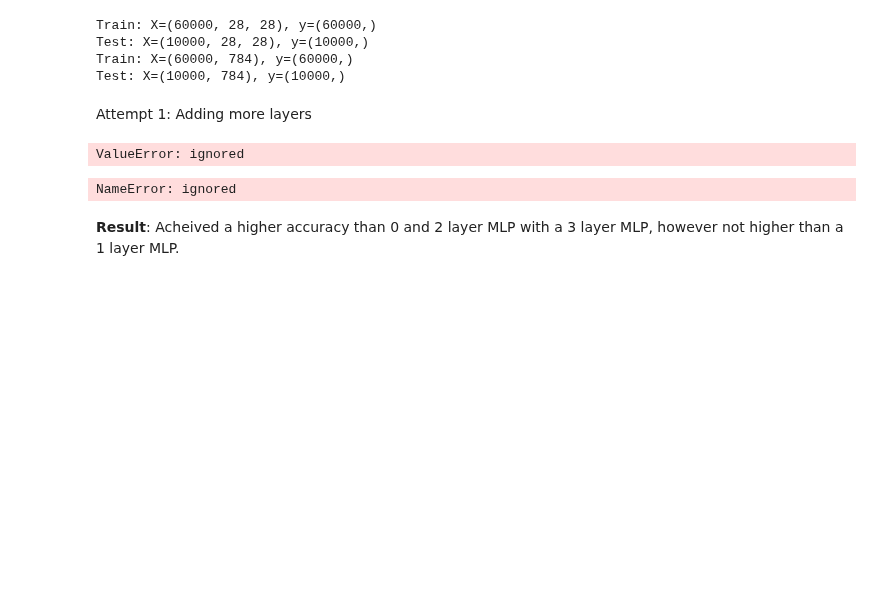
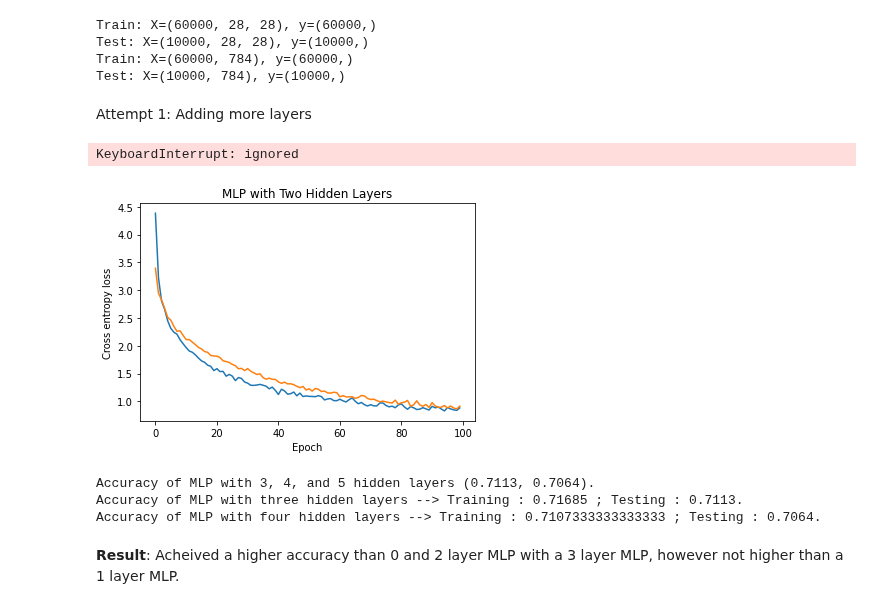
Before and after one commit to acollin19/comp551, a Jupyter notebook: A3/assignment3_group_24.ipynb, the cells around one changed output. Saved outputs shown, nothing was run; the diff lists cells and outputs as text; code cells hidden in the pictures; blank space fills up the shorter version.

```diff
--- a/A3/assignment3_group_24.ipynb
+++ b/A3/assignment3_group_24.ipynb
@@ -585,6 +585,8 @@ Test: X=(10000, 784), y=(10000,)
 # %% [markdown]
 Attempt 1: Adding more layers
 # %%
+model = MLPClass(GRADIENT_STEPS, batch_size)
+
 # MLP with three hidden layers
 mlp3 = MLP(
     LinearLayer(n_features, HIDDEN_SIZE),
@@ -608,41 +610,42 @@ mlp4 = MLP(
     ReLULayer(),
     LinearLayer(HIDDEN_SIZE, HIDDEN_SIZE),
     ReLULayer(),
     LinearLayer(HIDDEN_SIZE, HIDDEN_SIZE),
     ReLULayer(),
     LinearLayer(HIDDEN_SIZE, 10),
     SoftmaxOutputLayer()
 )
 opt4 = GradientDescentOptimizer(mlp4, 1e-2)
 title = "MLP with Two Hidden Layers"
 model.fit(mlp4, opt4, X_train, y_train, 100, 1000, title)
 
 # MLP with five hidden layers
 mlp5 = MLP(
     LinearLayer(n_features, HIDDEN_SIZE),
     ReLULayer(),
     LinearLayer(HIDDEN_SIZE, HIDDEN_SIZE),
     ReLULayer(),
     LinearLayer(HIDDEN_SIZE, HIDDEN_SIZE),
     ReLULayer(),
     LinearLayer(HIDDEN_SIZE, HIDDEN_SIZE),
     ReLULayer(),
     LinearLayer(HIDDEN_SIZE, HIDDEN_SIZE),
     ReLULayer(),
     LinearLayer(HIDDEN_SIZE, 10),
     SoftmaxOutputLayer()
 )
 opt5 = GradientDescentOptimizer(mlp5, 1e-2)
 title = "MLP with Two Hidden Layers"
-model.fit(mlp5, opt5, X_train, y_train, 100, 1000, title)
+model.fit(mlp5, opt5, X_train, y_train, 200, 1000, title)
 # %% [output]
-ValueError: ignored
+KeyboardInterrupt: ignored
+[figure, added]
 # %%
 acc3 = np.sum(np.argmax(mlp3.forward(X_test), axis=1) == y_test_val) / X_test.shape[0]
 acc4 = np.sum(np.argmax(mlp4.forward(X_test), axis=1) == y_test_val) / X_test.shape[0]
-acc5 = np.sum(np.argmax(mlp5.forward(X_test), axis=1) == y_test_val) / X_test.shape[0]
+# acc5 = np.sum(np.argmax(mlp5.forward(X_test), axis=1) == y_test_val) / X_test.shape[0]
 
-print(f'Accuracy of MLP with 3, 4, and 5 hidden layers {acc3,acc4,acc5}.')
+print(f'Accuracy of MLP with 3, 4, and 5 hidden layers {acc3,acc4}.')
 
 # Three Layer MLP Accuracy
 y_train_prob = model.predict(mlp3, X_train)
@@ -656,13 +659,15 @@ y_test_prob = model.predict(mlp4, X_test)
 train_acc, test_acc = model.evaluate_acc(y_train_prob, y_test_prob,  X_train, y_train_val, X_test, y_test_val)
 print(f'Accuracy of MLP with four hidden layers --> Training : {train_acc} ; Testing : {test_acc}.')
 
-# Five Layer MLP Accuracy
-y_train_prob = model.predict(mlp5, X_train)
-y_test_prob = model.predict(mlp5, X_test)
-train_acc, test_acc = model.evaluate_acc(y_train_prob, y_test_prob,  X_train, y_train_val, X_test, y_test_val)
-print(f'Accuracy of MLP with five hidden layers --> Training : {train_acc} ; Testing : {test_acc}.')
+# # Five Layer MLP Accuracy
+# y_train_prob = model.predict(mlp5, X_train)
+# y_test_prob = model.predict(mlp5, X_test)
+# train_acc, test_acc = model.evaluate_acc(y_train_prob, y_test_prob,  X_train, y_train_val, X_test, y_test_val)
+# print(f'Accuracy of MLP with five hidden layers --> Training : {train_acc} ; Testing : {test_acc}.')
 # %% [output]
-NameError: ignored
+Accuracy of MLP with 3, 4, and 5 hidden layers (0.7113, 0.7064).
+Accuracy of MLP with three hidden layers --> Training : 0.71685 ; Testing : 0.7113.
+Accuracy of MLP with four hidden layers --> Training : 0.7107333333333333 ; Testing : 0.7064.
 # %% [markdown]
 **Result**: Acheived a higher accuracy than 0 and 2 layer MLP with a 3 layer MLP, however not higher than a 1 layer MLP.
 # %% [markdown]
```
Also changed, not shown: parts of 14 cells of this notebook.
